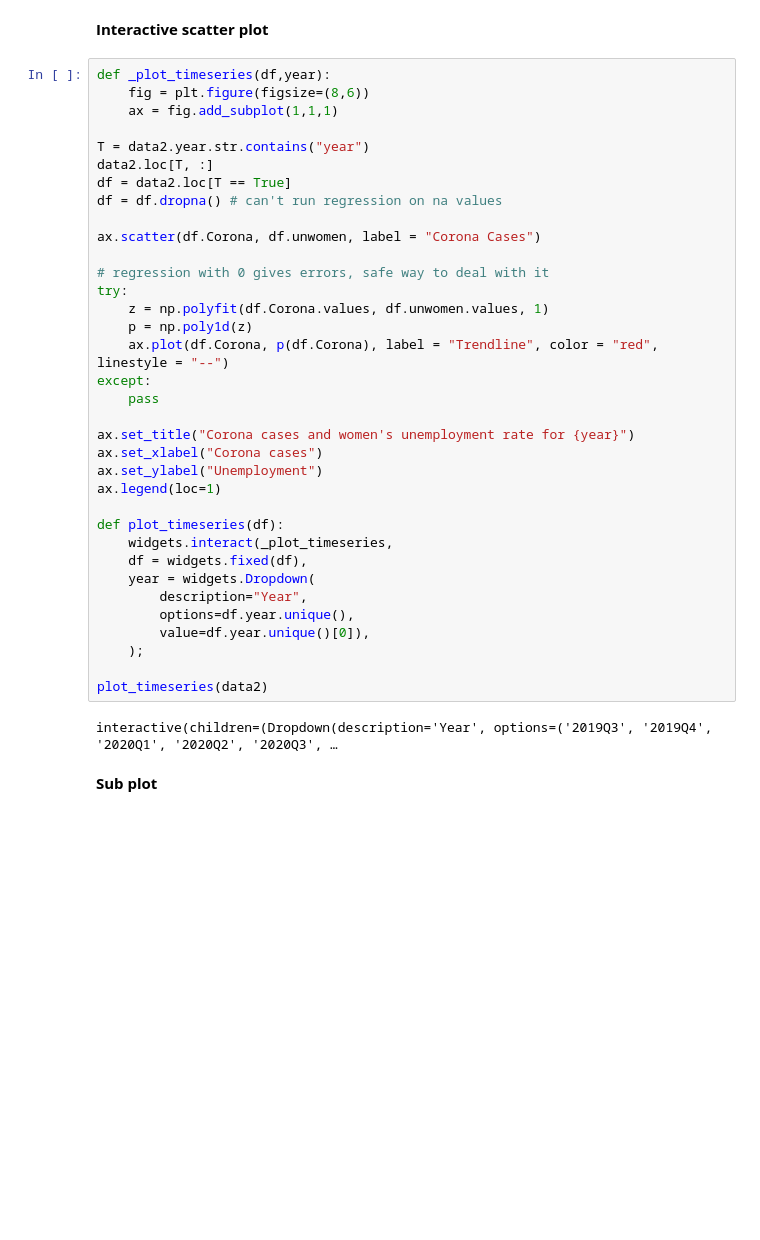
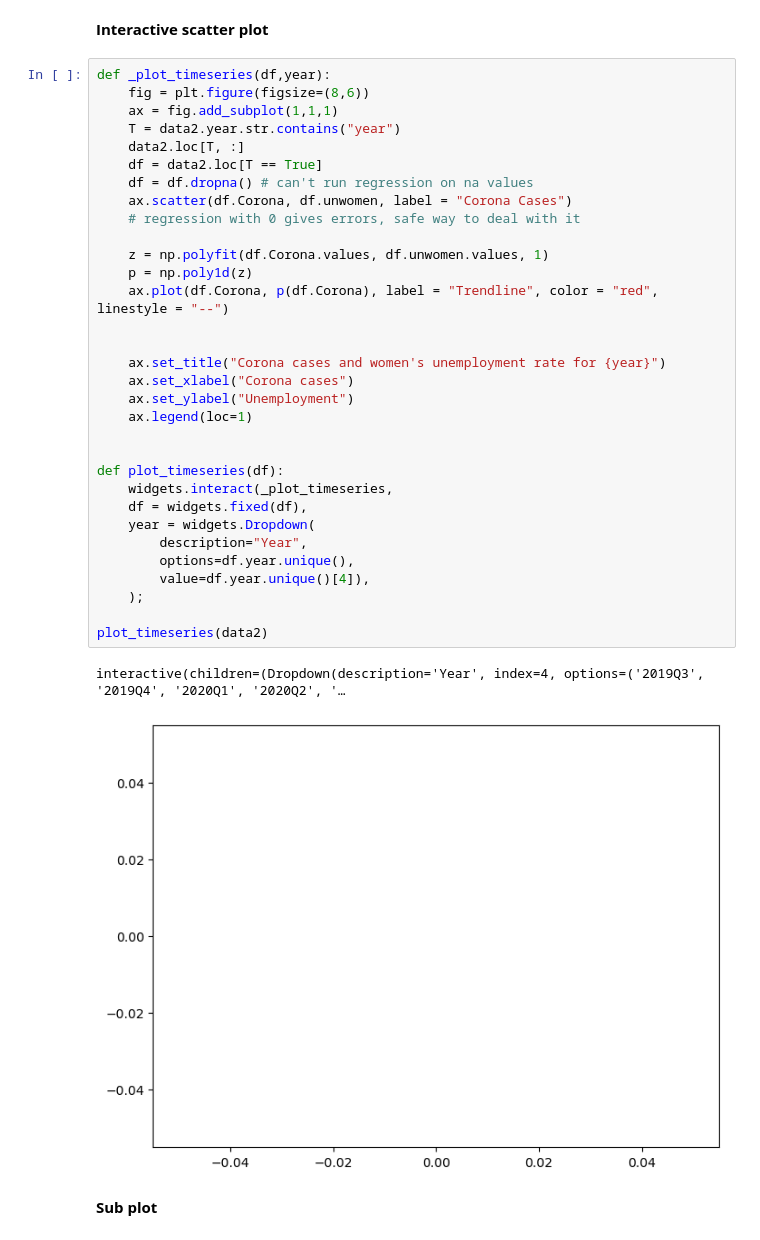
Before and after one commit to NumEconCopenhagen/projects-2023-mc, a Jupyter notebook: dataproject/dataproject.ipynb, the cells around one changed output. Drawn from its saved outputs; the diff is of its cells as text; blank space fills up the shorter version.

```diff
--- a/dataproject/dataproject.ipynb
+++ b/dataproject/dataproject.ipynb
@@ -192,40 +190,38 @@ This scatter plot shows no correlation between women's unemployment and corona c
 # %%
 def _plot_timeseries(df,year):
     fig = plt.figure(figsize=(8,6))
     ax = fig.add_subplot(1,1,1)
+    T = data2.year.str.contains("year")
+    data2.loc[T, :]
+    df = data2.loc[T == True]
+    df = df.dropna() # can't run regression on na values
+    ax.scatter(df.Corona, df.unwomen, label = "Corona Cases")
+    # regression with 0 gives errors, safe way to deal with it
 
-T = data2.year.str.contains("year")
-data2.loc[T, :]
-df = data2.loc[T == True]
-df = df.dropna() # can't run regression on na values
-
-ax.scatter(df.Corona, df.unwomen, label = "Corona Cases")
-
-# regression with 0 gives errors, safe way to deal with it
-try:
     z = np.polyfit(df.Corona.values, df.unwomen.values, 1)
     p = np.poly1d(z)
     ax.plot(df.Corona, p(df.Corona), label = "Trendline", color = "red", linestyle = "--")
-except:
-    pass
 
-ax.set_title("Corona cases and women's unemployment rate for {year}")
-ax.set_xlabel("Corona cases")
-ax.set_ylabel("Unemployment")
-ax.legend(loc=1)
+
+    ax.set_title("Corona cases and women's unemployment rate for {year}")
+    ax.set_xlabel("Corona cases")
+    ax.set_ylabel("Unemployment")
+    ax.legend(loc=1)
+
 
 def plot_timeseries(df):
     widgets.interact(_plot_timeseries,
     df = widgets.fixed(df),
     year = widgets.Dropdown(
         description="Year",
         options=df.year.unique(),
-        value=df.year.unique()[0]),
+        value=df.year.unique()[4]),
     );
 
 plot_timeseries(data2)
 # %% [output]
-interactive(children=(Dropdown(description='Year', options=('2019Q3', '2019Q4', '2020Q1', '2020Q2', '2020Q3', …
+interactive(children=(Dropdown(description='Year', index=4, options=('2019Q3', '2019Q4', '2020Q1', '2020Q2', '…
+[figure, added]
 # %% [markdown]
 **Sub plot**
 # %%
```
Also changed, not shown: parts of 3 cells of this notebook, 1 other file.
